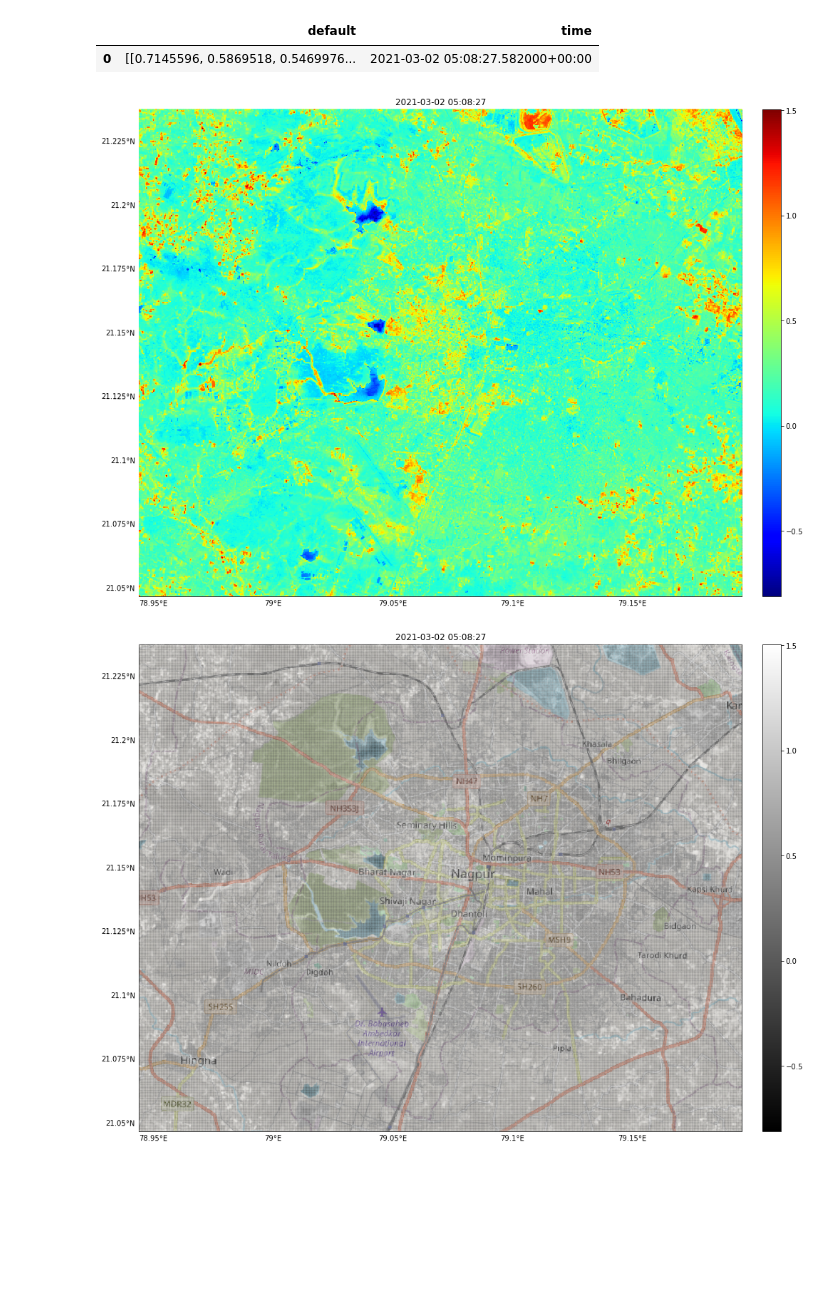
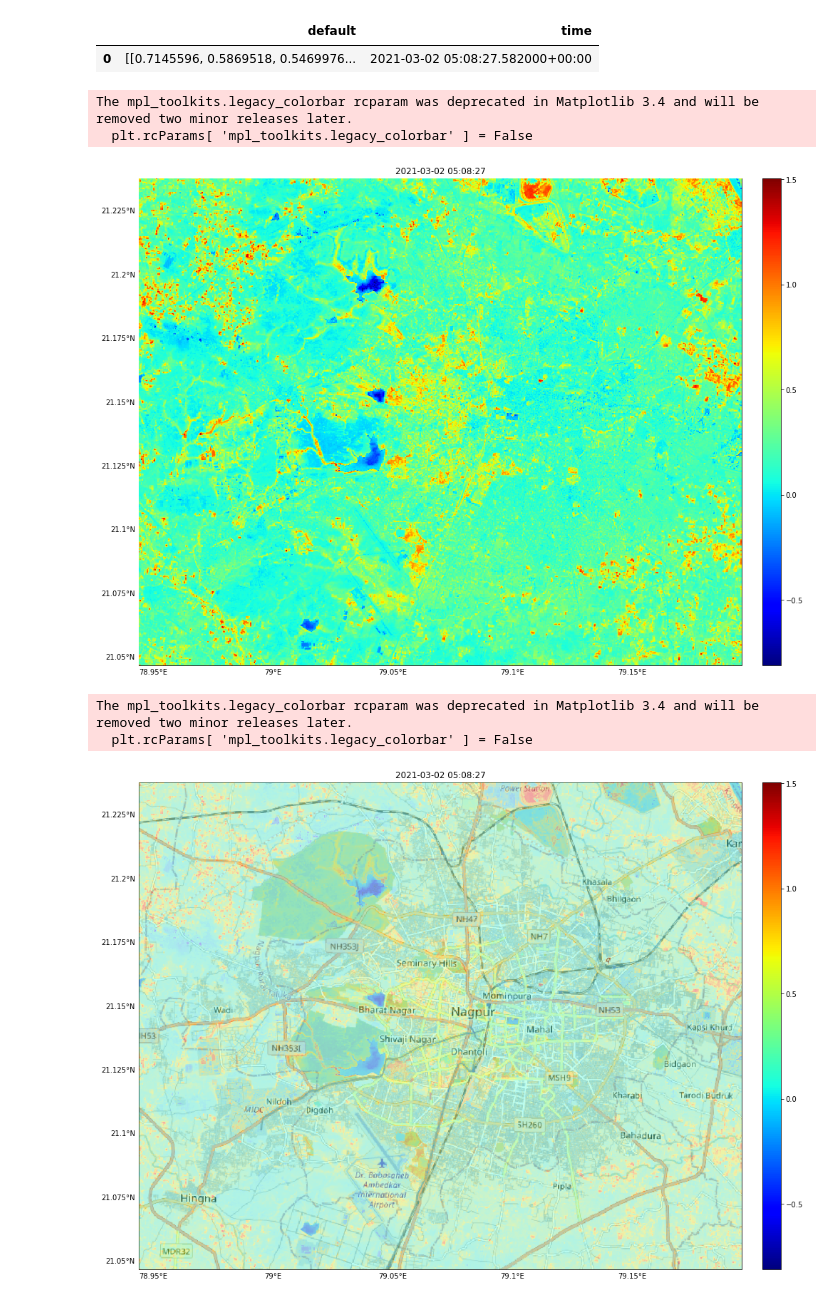
Before and after one commit to chris010970/sentinelhub, a Jupyter notebook: notebooks/landsat-8/l8-timeseries-bui.ipynb, the cells around one changed output. Saved outputs shown, nothing was run; the diff lists cells and outputs as text; code cells hidden in the pictures; blank space fills up the shorter version.

```diff
--- a/notebooks/landsat-8/l8-timeseries-bui.ipynb
+++ b/notebooks/landsat-8/l8-timeseries-bui.ipynb
@@ -66,3 +66,7 @@ resolution = 20
 # create instance of shclient class
 from client import ShClient
 client = ShClient( config )
+# %%
+# redefine base url for nasa / usgs datasets
+client._config.sh_base_url = 'https://services-uswest2.sentinel-hub.com'
+client.getDataCollections()
@@ -100,8 +122,12 @@ response._df
 # %%
 response.plotColorMesh( 'default', alpha={ 'data': 1.0, 'grid' : 0.1 } )
 # %% [output]
+The mpl_toolkits.legacy_colorbar rcparam was deprecated in Matplotlib 3.4 and will be removed two minor releases later.
+  plt.rcParams[ 'mpl_toolkits.legacy_colorbar' ] = False
-[figure, old version]
+[figure, new version]
 # %%
-response.plotColorMesh( 'default', osm_zoom=12, alpha={ 'data': 0.10, 'grid' : 0.0 }, cmap='gray' )
+response.plotColorMesh( 'default', osm_zoom=12, alpha={ 'data': 0.3, 'grid' : 0.0 } )
 # %% [output]
+The mpl_toolkits.legacy_colorbar rcparam was deprecated in Matplotlib 3.4 and will be removed two minor releases later.
+  plt.rcParams[ 'mpl_toolkits.legacy_colorbar' ] = False
-[figure, old version]
+[figure, new version]
```
Also changed, not shown: parts of 5 cells of this notebook, 22 other files.
